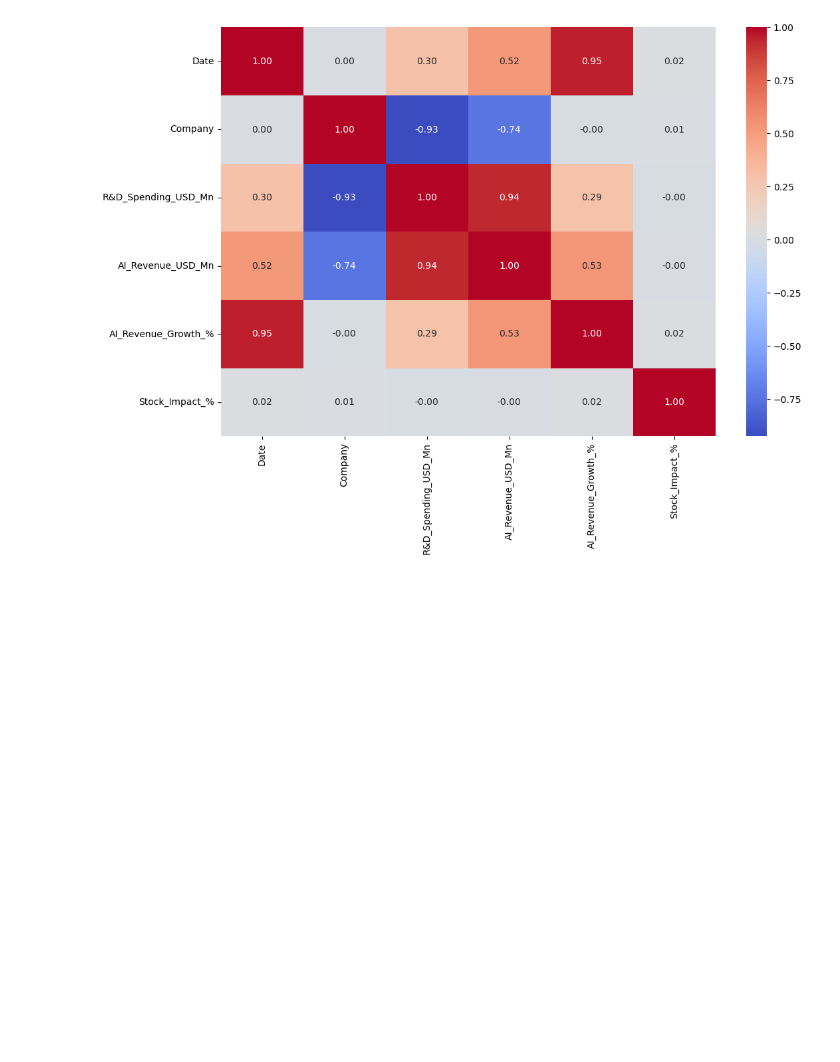
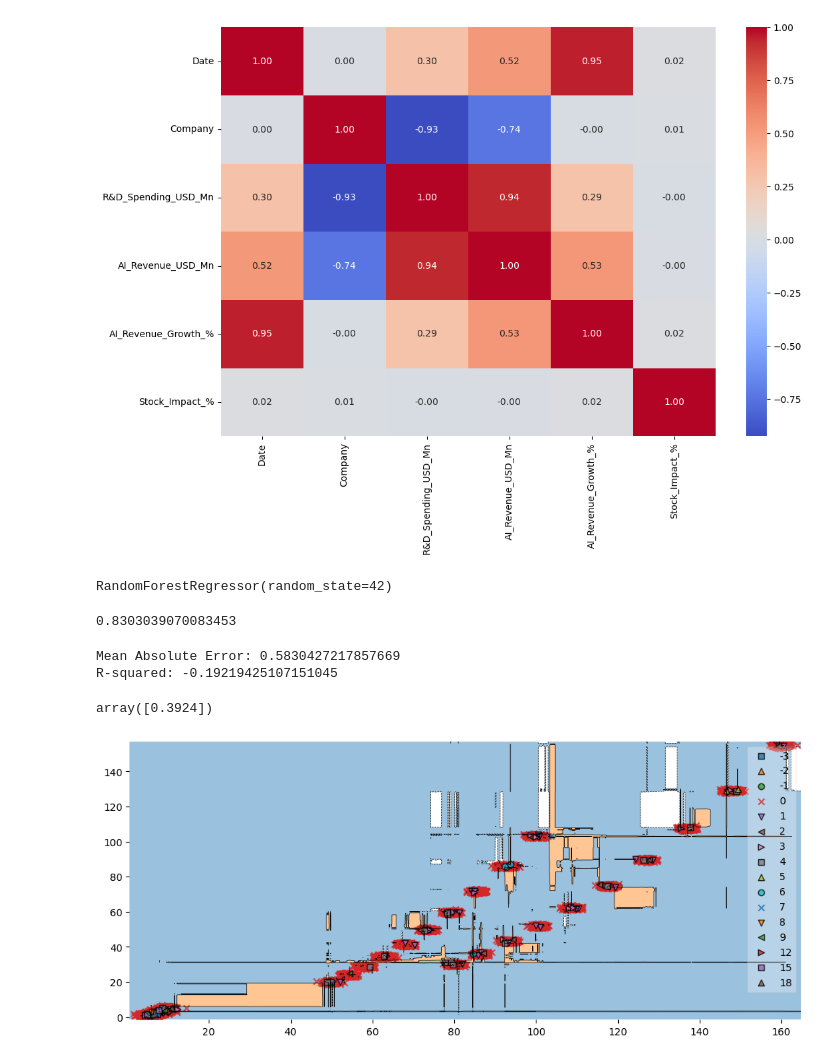
Before and after one commit to mahakthakur/stock-prediction, a Jupyter notebook: AI.ipynb, the cells around one changed output. Cells and saved outputs as stored; diff of their text form; code cells hidden in the pictures; blank space fills up the shorter version.

```diff
--- a/AI.ipynb
+++ b/AI.ipynb
@@ -228,3 +231,21 @@ plt.title=("Corerelation matrix of numerical features")
 plt.show()
 # %% [output]
 [figure]
+# %%
+# Example to define features and target variables
+X = df[['R&D_Spending_USD_Mn', 'AI_Revenue_USD_Mn']] # Add your encoded columns here
+y = df['Stock_Impact_%']
+# %%
+X_train, X_test, y_train, y_test = train_test_split(X, y, test_size=0.2, random_state=42)
+# %%
+# Create the Random Forest Regressor model
+model = RandomForestRegressor(n_estimators=100, random_state=42)
+
+# Fit the model to the training data
+model.fit(X_train, y_train)
+# %% [output]
+RandomForestRegressor(random_state=42)
+# %%
+model.score(X_train,y_train)
+# %% [output]
+0.8303039070083453
@@ -230,0 +254,24 @@ plt.show()
+# %%
+from sklearn.metrics import mean_absolute_error, r2_score
+
+# Calculate evaluation metrics
+mae = mean_absolute_error(y_test, y_pred)
+r2 = r2_score(y_test, y_pred)
+
+print(f'Mean Absolute Error: {mae}')
+print(f'R-squared: {r2}')
+# %% [output]
+Mean Absolute Error: 0.5830427217857669
+R-squared: -0.19219425107151045
+# %%
+model.predict([[5.41, 1.82]])
+# %% [output]
+array([0.3924])
+# %%
+Y = y.astype(np.int_)
+# %%
+plt.figure(figsize=(12,5))
+plot_decision_regions(X.to_numpy(), Y.to_numpy(), clf=model)
+plt.show()
+# %% [output]
+[figure, added]
```
Also changed, not shown: parts of 2 cells of this notebook.
